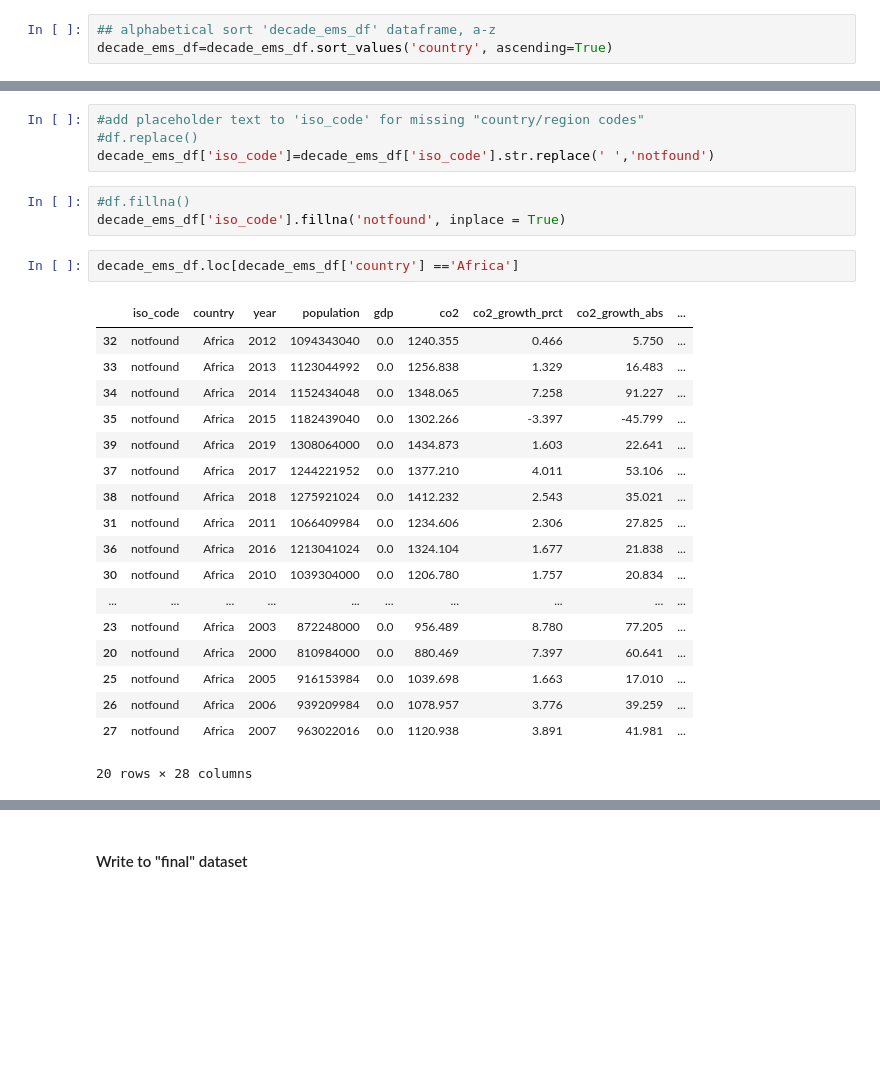
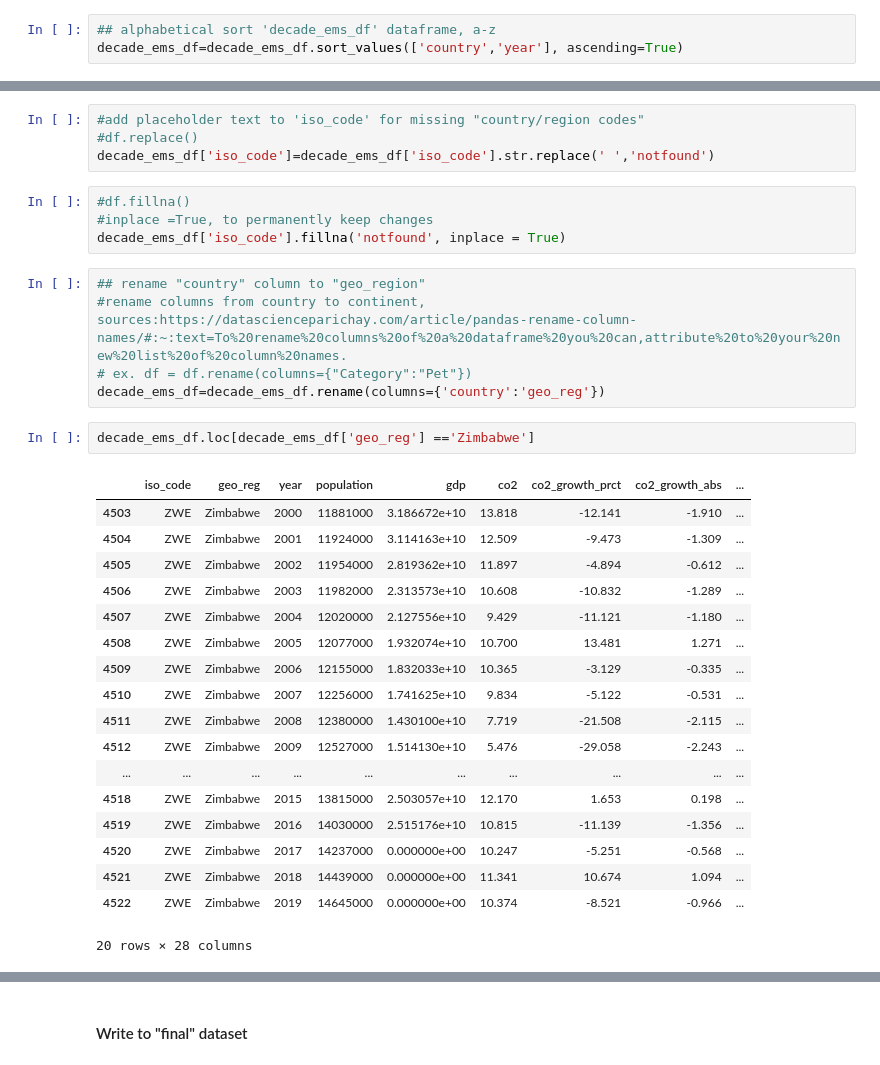
Before and after one commit to SoWhitIs/world_events_emissions, a Jupyter notebook: final/script/eda/1_EDA_world_events_wdg_fp.ipynb, the cells around one changed output, grey strips where cells are left out. Drawn from its saved outputs; the diff is of its cells as text; blank space fills up the shorter version.

```diff
--- a/final/script/eda/1_EDA_world_events_wdg_fp.ipynb
+++ b/final/script/eda/1_EDA_world_events_wdg_fp.ipynb
@@ -606,7 +608,7 @@ decade_ems_df.shape
 #### Additional Clean-up...
 # %%
 ## alphabetical sort 'decade_ems_df' dataframe, a-z
-decade_ems_df=decade_ems_df.sort_values('country', ascending=True)
+decade_ems_df=decade_ems_df.sort_values(['country','year'], ascending=True)
 # %%
 # Covert population column to int
 decade_ems_df['population'] = decade_ems_df['population'].astype(int)
@@ -616,27 +618,33 @@ decade_ems_df['population'] = decade_ems_df['population'].astype(int)
 decade_ems_df['iso_code']=decade_ems_df['iso_code'].str.replace(' ','notfound')
 # %%
 #df.fillna()
+#inplace =True, to permanently keep changes
 decade_ems_df['iso_code'].fillna('notfound', inplace = True)
+# %%
+## rename "country" column to "geo_region"
+#rename columns from country to continent, sources:https://datascienceparichay.com/article/pandas-rename-column-names/#:~:text=To%20rename%20columns%20of%20a%20dataframe%20you%20can,attribute%20to%20your%20new%20list%20of%20column%20names.
+# ex. df = df.rename(columns={"Category":"Pet"})
+decade_ems_df=decade_ems_df.rename(columns={'country':'geo_reg'})
 # %%
-decade_ems_df.loc[decade_ems_df['country'] =='Africa']
+decade_ems_df.loc[decade_ems_df['geo_reg'] =='Zimbabwe']
 # %% [output]
-|  | iso_code | country | year | population | gdp | co2 | co2_growth_prct | co2_growth_abs | ... |
-| 32 | notfound | Africa | 2012 | 1094343040 | 0.0 | 1240.355 | 0.466 | 5.750 | ... |
-| 33 | notfound | Africa | 2013 | 1123044992 | 0.0 | 1256.838 | 1.329 | 16.483 | ... |
-| 34 | notfound | Africa | 2014 | 1152434048 | 0.0 | 1348.065 | 7.258 | 91.227 | ... |
-| 35 | notfound | Africa | 2015 | 1182439040 | 0.0 | 1302.266 | -3.397 | -45.799 | ... |
-| 39 | notfound | Africa | 2019 | 1308064000 | 0.0 | 1434.873 | 1.603 | 22.641 | ... |
-| 37 | notfound | Africa | 2017 | 1244221952 | 0.0 | 1377.210 | 4.011 | 53.106 | ... |
-| 38 | notfound | Africa | 2018 | 1275921024 | 0.0 | 1412.232 | 2.543 | 35.021 | ... |
-| 31 | notfound | Africa | 2011 | 1066409984 | 0.0 | 1234.606 | 2.306 | 27.825 | ... |
-| 36 | notfound | Africa | 2016 | 1213041024 | 0.0 | 1324.104 | 1.677 | 21.838 | ... |
-| 30 | notfound | Africa | 2010 | 1039304000 | 0.0 | 1206.780 | 1.757 | 20.834 | ... |
+|  | iso_code | geo_reg | year | population | gdp | co2 | co2_growth_prct | co2_growth_abs | ... |
+| 4503 | ZWE | Zimbabwe | 2000 | 11881000 | 3.186672e+10 | 13.818 | -12.141 | -1.910 | ... |
+| 4504 | ZWE | Zimbabwe | 2001 | 11924000 | 3.114163e+10 | 12.509 | -9.473 | -1.309 | ... |
+| 4505 | ZWE | Zimbabwe | 2002 | 11954000 | 2.819362e+10 | 11.897 | -4.894 | -0.612 | ... |
+| 4506 | ZWE | Zimbabwe | 2003 | 11982000 | 2.313573e+10 | 10.608 | -10.832 | -1.289 | ... |
+| 4507 | ZWE | Zimbabwe | 2004 | 12020000 | 2.127556e+10 | 9.429 | -11.121 | -1.180 | ... |
+| 4508 | ZWE | Zimbabwe | 2005 | 12077000 | 1.932074e+10 | 10.700 | 13.481 | 1.271 | ... |
+| 4509 | ZWE | Zimbabwe | 2006 | 12155000 | 1.832033e+10 | 10.365 | -3.129 | -0.335 | ... |
+| 4510 | ZWE | Zimbabwe | 2007 | 12256000 | 1.741625e+10 | 9.834 | -5.122 | -0.531 | ... |
+| 4511 | ZWE | Zimbabwe | 2008 | 12380000 | 1.430100e+10 | 7.719 | -21.508 | -2.115 | ... |
+| 4512 | ZWE | Zimbabwe | 2009 | 12527000 | 1.514130e+10 | 5.476 | -29.058 | -2.243 | ... |
 | ... | ... | ... | ... | ... | ... | ... | ... | ... | ... |
-| 23 | notfound | Africa | 2003 | 872248000 | 0.0 | 956.489 | 8.780 | 77.205 | ... |
-| 20 | notfound | Africa | 2000 | 810984000 | 0.0 | 880.469 | 7.397 | 60.641 | ... |
-| 25 | notfound | Africa | 2005 | 916153984 | 0.0 | 1039.698 | 1.663 | 17.010 | ... |
-| 26 | notfound | Africa | 2006 | 939209984 | 0.0 | 1078.957 | 3.776 | 39.259 | ... |
-| 27 | notfound | Africa | 2007 | 963022016 | 0.0 | 1120.938 | 3.891 | 41.981 | ... |
+| 4518 | ZWE | Zimbabwe | 2015 | 13815000 | 2.503057e+10 | 12.170 | 1.653 | 0.198 | ... |
+| 4519 | ZWE | Zimbabwe | 2016 | 14030000 | 2.515176e+10 | 10.815 | -11.139 | -1.356 | ... |
+| 4520 | ZWE | Zimbabwe | 2017 | 14237000 | 0.000000e+00 | 10.247 | -5.251 | -0.568 | ... |
+| 4521 | ZWE | Zimbabwe | 2018 | 14439000 | 0.000000e+00 | 11.341 | 10.674 | 1.094 | ... |
+| 4522 | ZWE | Zimbabwe | 2019 | 14645000 | 0.000000e+00 | 10.374 | -8.521 | -0.966 | ... |
 20 rows × 28 columns
 # %%
 #final check for missing values
```
Also changed, not shown: parts of 9 cells of this notebook.
